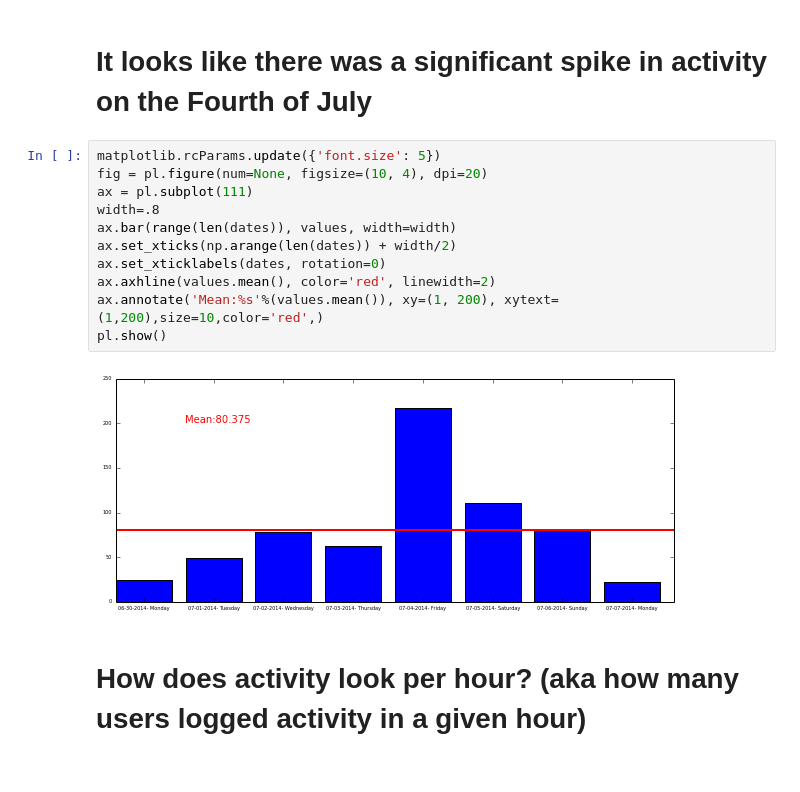
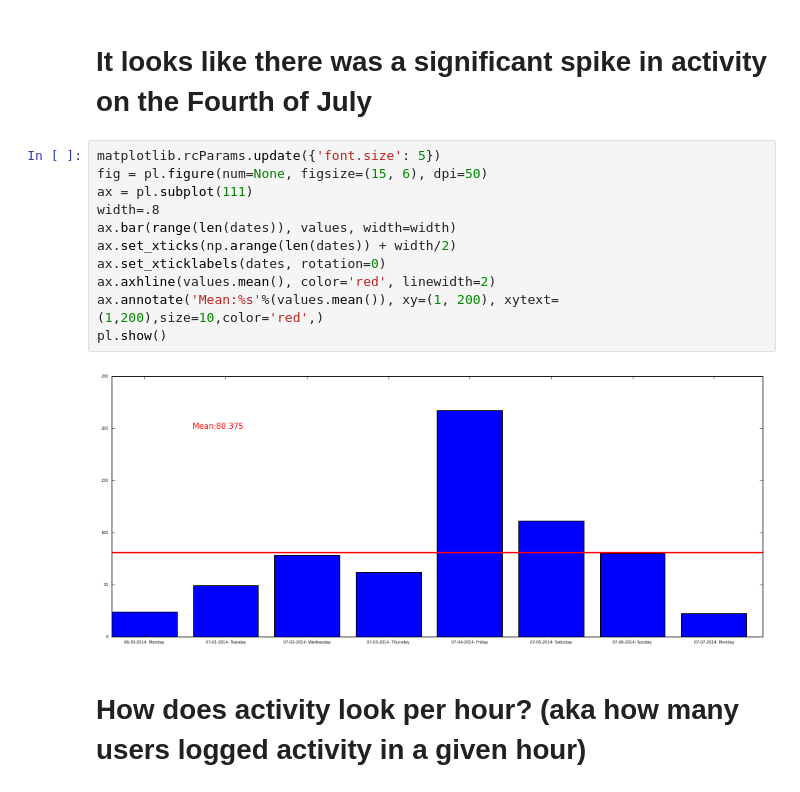
Before and after one commit to takline/NFL-Data, a Jupyter notebook: practice.ipynb, the cells around one changed output. Cells and saved outputs as stored; diff of their text form.

```diff
--- a/practice.ipynb
+++ b/practice.ipynb
@@ -80,17 +80,17 @@ dates=daily['weekday']
 # It looks like there was a significant spike in activity on the Fourth of July
 # %%
 matplotlib.rcParams.update({'font.size': 5})
-fig = pl.figure(num=None, figsize=(10, 4), dpi=20)
+fig = pl.figure(num=None, figsize=(15, 6), dpi=50)
 ax = pl.subplot(111)
 width=.8
 ax.bar(range(len(dates)), values, width=width)
 ax.set_xticks(np.arange(len(dates)) + width/2)
 ax.set_xticklabels(dates, rotation=0)
 ax.axhline(values.mean(), color='red', linewidth=2)
 ax.annotate('Mean:%s'%(values.mean()), xy=(1, 200), xytext=(1,200),size=10,color='red',)
 pl.show()
 # %% [output]
-[figure, old version]
+[figure, new version]
 # %% [markdown]
 # How does activity look per hour? (aka how many users logged activity in a given hour)
 # %%
```
